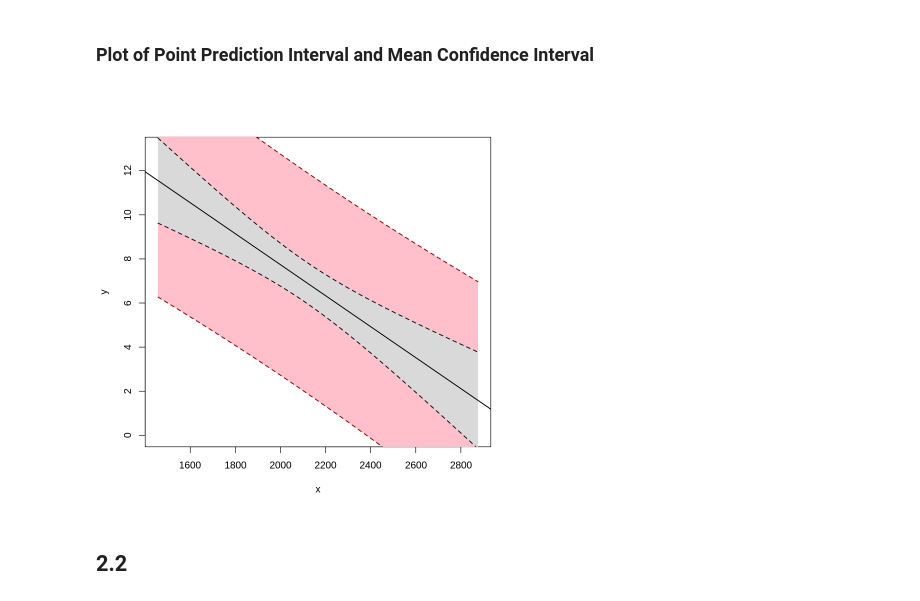
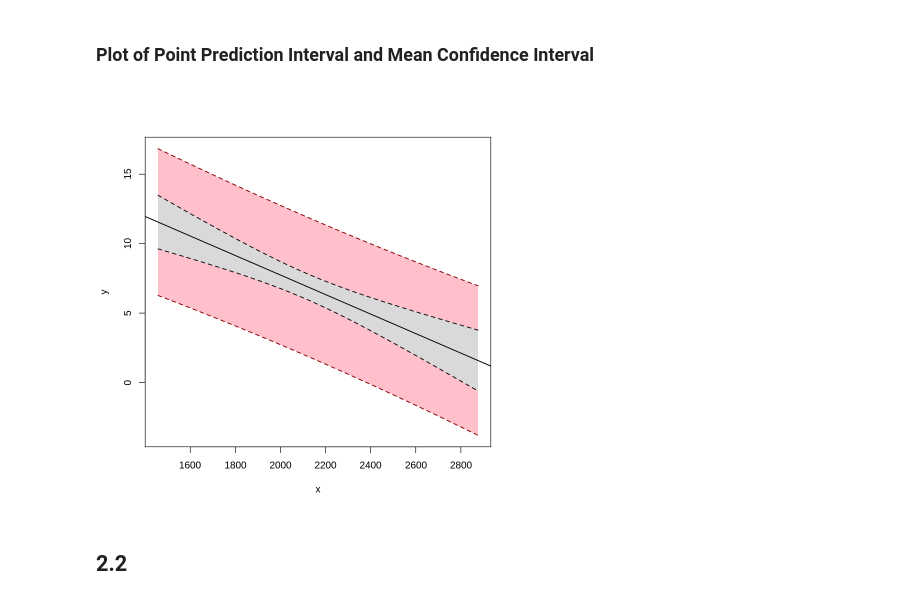
Before and after one commit to j-buss/Introduction-to-Linear-Regression-Analysis, a Jupyter notebook: Chapter_02/Chapter_02_Problems_R.ipynb, the cells around one changed output. Drawn from its saved outputs; the diff is of its cells as text; code cells hidden in the pictures.

```diff
--- a/Chapter_02/Chapter_02_Problems_R.ipynb
+++ b/Chapter_02/Chapter_02_Problems_R.ipynb
@@ -122,47 +153,10 @@ print(pred)
 1 7.73805 6.765753 8.710348
 # %% [markdown]
 ### Plot of Point Prediction Interval and Mean Confidence Interval
-# %%
-#get predicted y values using regression equation
-newx <- seq(min(df$x), max(df$x), length.out=100)
-
-#calculate the confidence interval values
-conf <- predict(Football.lm, newdata = data.frame(x=newx), interval = 'confidence', level=0.95)
-
-#calculate the prediction interval values
-pred <- predict(Football.lm, newdata = data.frame(x=newx), interval = 'predict', level=0.95)
-
-#create plot of x vs. y, but don't display individual points (type='n')
-plot(y ~ x, data = df, type='n')
-
-#add polygon: Confidence Interval Upper -> Prediction Interval Upper
-polygon(c(rev(newx), newx), c(rev(conf[ ,3]), pred[ ,3]), col = 'pink', border = NA)
-
-#add polygon: Predicted Values -> Confidence Interval Upper
-polygon(c(rev(newx), newx), c(rev(conf[ ,3]), conf[ ,1]), col = 'gray85', border = NA)
-
-#add polygon: Predicted Values -> Confidence Interval Lower
-polygon(c(rev(newx), newx), c(rev(conf[ ,2]), pred[ ,2]), col = 'pink', border = NA)
-
-#add polygon: Confidence Interval Lower -> Prediction Interval Lower
-polygon(c(rev(newx), newx), c(rev(conf[ ,2]), conf[ ,1]), col = 'gray85', border = NA)
-
-#add line: Regression
-abline(Football.lm, lwd=1.5)
-
-#add line: Confidence Interval Upper
-lines(newx, conf[ ,3], lty = 'dashed', col = 'gray5', lwd=1.5)
-#add line: Confidence Interval Lower
-lines(newx, conf[ ,2], lty = 'dashed', col = 'gray5', lwd=1.5)
-
-#add line: Prediction Interval Upper
-lines(newx, pred[ ,3], lty = 'dashed', col = 'red4', lwd=1.5)
-#add line: Prediction Interval Upper
-lines(newx, pred[ ,2], lty = 'dashed', col = 'red4', lwd=1.5)
-# %% [output]
-[figure, removed]
 # %%
-plot_bands(Ozone.df, Ozone.lm)
+plot_bands(Football.df, Football.lm)
+# %% [output]
+[figure, added]
 # %% [markdown]
 ## 2.2
 # %%
```
Also changed, not shown: parts of 27 cells of this notebook.
